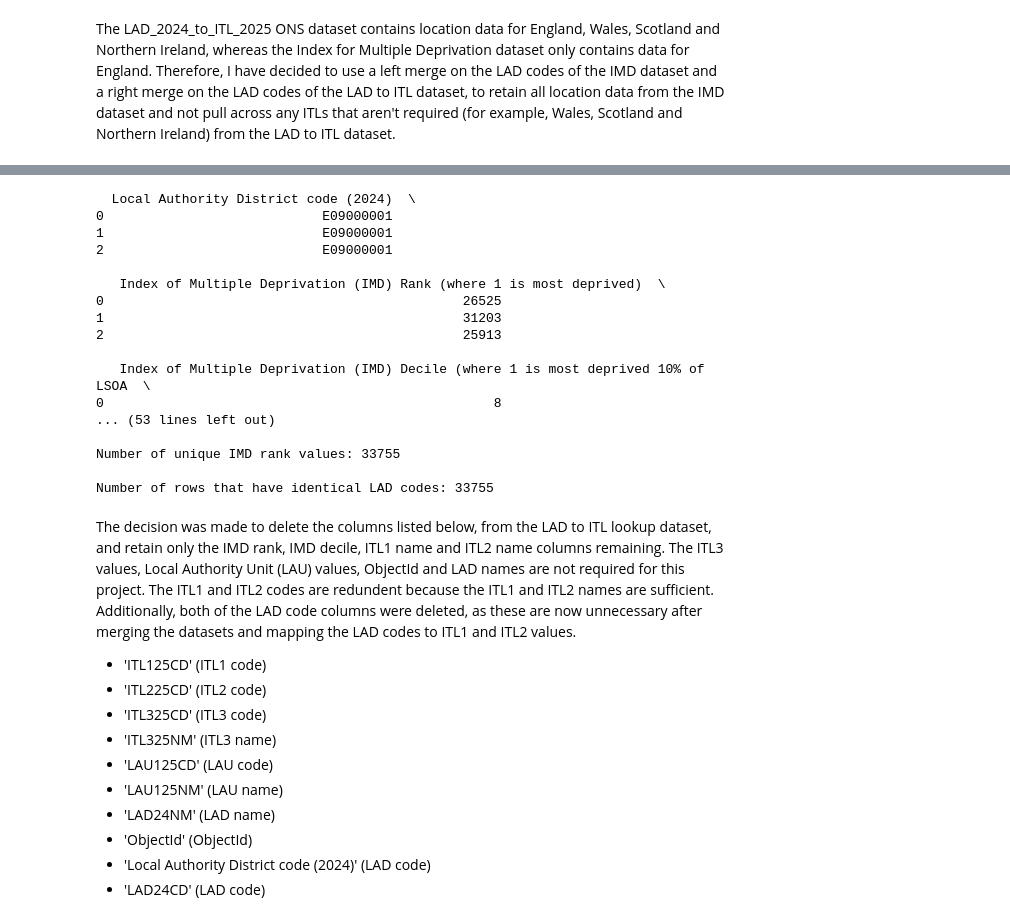
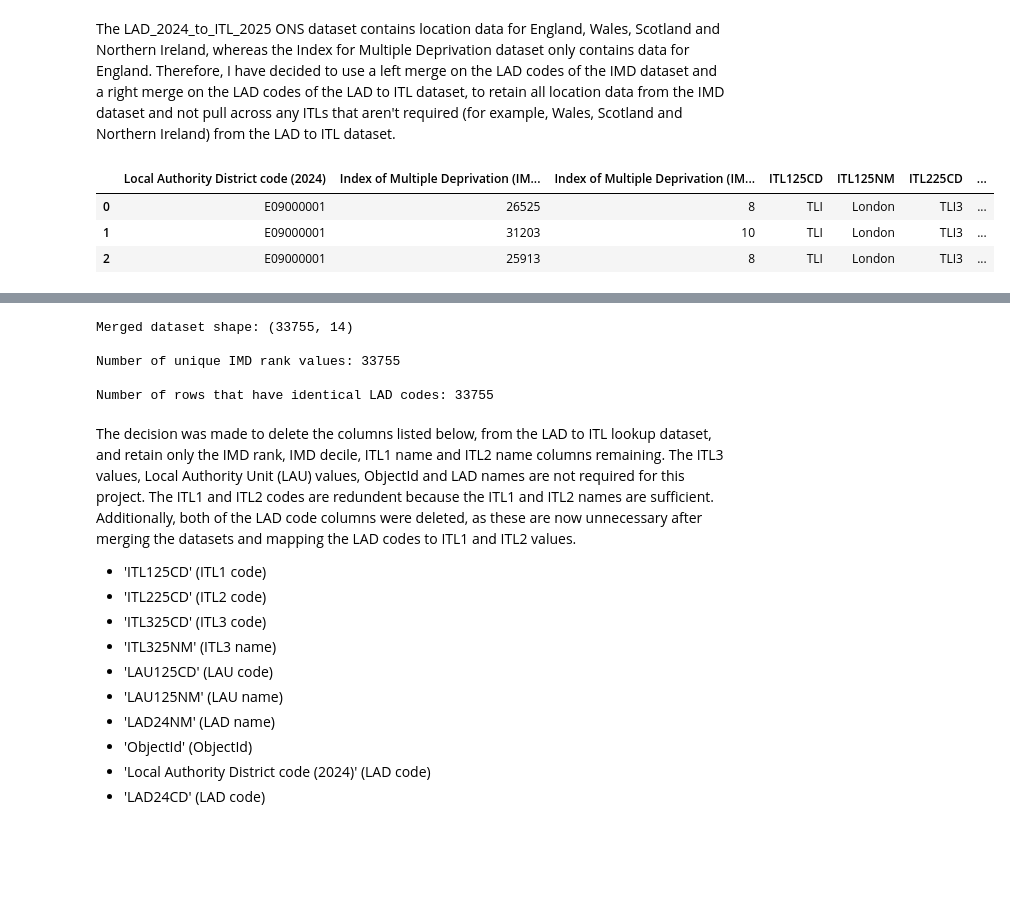
Before and after one commit to idilabdulle/Group-1-Project, a Jupyter notebook: idx_multiple_deprivation_cleaning.ipynb, the cells around one changed output, grey strips where cells are left out. Cells and saved outputs as stored; diff of their text form; code cells hidden in the pictures; blank space fills up the shorter version.

```diff
--- a/idx_multiple_deprivation_cleaning.ipynb
+++ b/idx_multiple_deprivation_cleaning.ipynb
@@ -172,26 +176,30 @@ The LAD_2024_to_ITL_2025 ONS dataset contains location data for England, Wales,
 # %%
 # Merging the IMD dataset and the LAD to ITL lookup dataset
 df_clean = df_imd.merge(df_itl, left_on='Local Authority District code (2024)', right_on='LAD24CD')
 
 # Visually checking the head and tail of the merged dataset
-print(df_clean.head(3))
-print(df_clean.tail(3))
+display(df_clean.head(3))
+display(df_clean.tail(3))
 
 # Checking the shape of the merged dataset - expected shape is (33755, 14)
 print(f'\nMerged dataset shape: {df_clean.shape}')
 
 # Check for duplicates - to ensure that no duplication occured in the merge
 # Using the IMD rank, as each value should be unique
 # With unique values ranging from 1 to 33755
 # A value of 33755 would indicate that all values are unique
 unique_values = np.count_nonzero(df_clean['Index of Multiple Deprivation (IMD) Rank (where 1 is most deprived)']\
 .unique())
 print(f'\nNumber of unique IMD rank values: {unique_values}')
 
 # Checking that the two columns for LAD codes ('Local Authority District code \
 # (2024)' and 'LAD24CD' are identical across all rows)
 # This acts as another check that the merge was successful
 # A value of 33755 would suggest that the data of the columns are completely identical
 print(f'\nNumber of rows that have identical LAD codes: \
 {(df_clean['Local Authority District code (2024)'] == df_clean['LAD24CD']).count()}')
 # %% [output]
+|  | Local Authority District code (2024) | Index of Multiple Deprivation (IM... | Index of Multiple Deprivation (IM... | ITL125CD | ITL125NM | ITL225CD | ... |
+| 0 | E09000001 | 26525 | 8 | TLI | London | TLI3 | ... |
+| 1 | E09000001 | 31203 | 10 | TLI | London | TLI3 | ... |
+| 2 | E09000001 | 25913 | 8 | TLI | London | TLI3 | ... |
@@ -198,16 +210,4 @@ print(f'\nNumber of rows that have identical LAD codes: \
-  Local Authority District code (2024)  \
-0                            E09000001
-1                            E09000001
-2                            E09000001
-
-   Index of Multiple Deprivation (IMD) Rank (where 1 is most deprived)  \
-0                                              26525
-1                                              31203
-2                                              25913
-
-   Index of Multiple Deprivation (IMD) Decile (where 1 is most deprived 10% of LSOA  \
-0                                                  8
-... (53 lines left out)
+Merged dataset shape: (33755, 14)
 
 Number of unique IMD rank values: 33755
 
```
Also changed, not shown: parts of 5 cells of this notebook, 2 other files.
